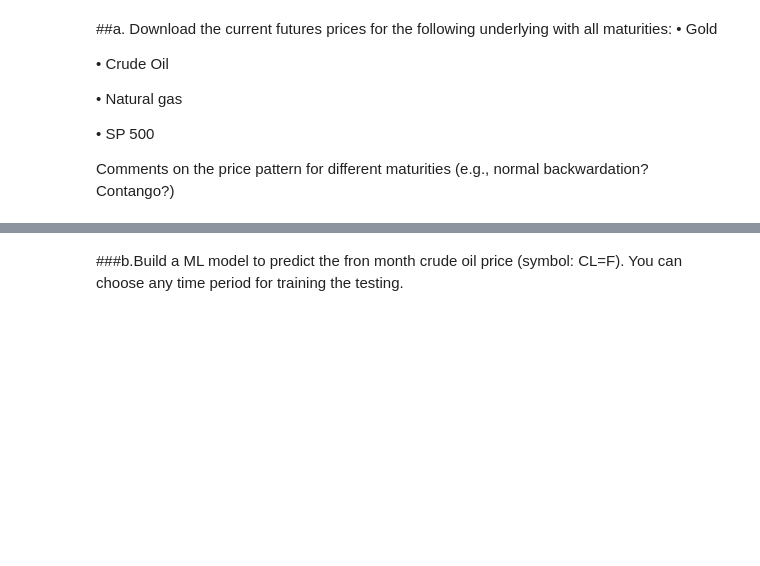
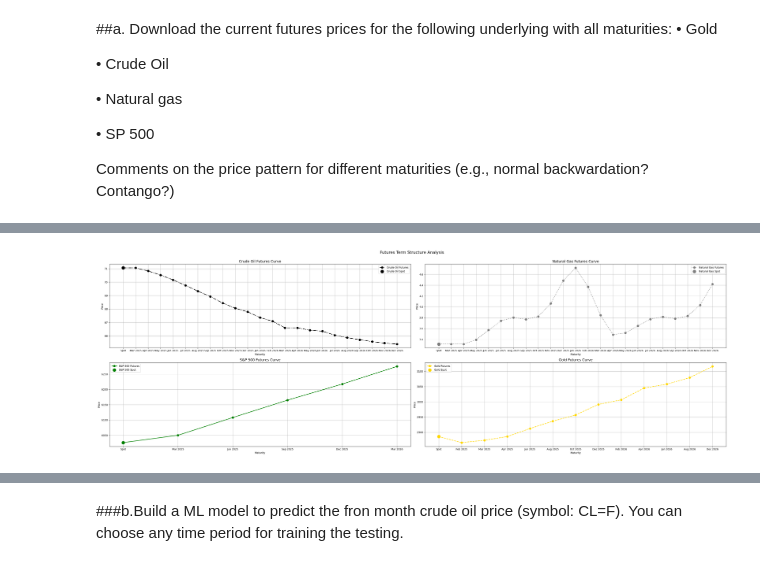
Before and after one commit to loisll/MMAI831, a Jupyter notebook: Assignment5_Finance.ipynb, the cells around one changed output, grey strips where cells are left out. Cells and saved outputs as stored; diff of their text form; code cells hidden in the pictures; blank space fills up the shorter version.

```diff
--- a/Assignment5_Finance.ipynb
+++ b/Assignment5_Finance.ipynb
@@ -21,0 +100,52 @@ Comments on the price pattern for different maturities (e.g., normal backwardati
+# %%
+# Create subplots with a 2x2 layout
+fig, axes = plt.subplots(2, 2, figsize=(35, 12))
+fig.suptitle('Futures Term Structure Analysis', fontsize=16, y=0.95)
+
+# Flatten axes array for easier iteration
+axes_flat = axes.flatten()
+
+# Define styles for each asset
+styles = {
+    "Gold": {"color": "gold", "linestyle": "--"},
+    "Crude Oil": {"color": "black", "linestyle": "-."},
+    "Natural Gas": {"color": "gray", "linestyle": ":"},
+   "S&P 500": {"color": "green", "linestyle": "-"}
+}
+
+# Plot each asset in a separate subplot
+for idx, (asset, prices) in enumerate(futures_prices.items()):
+    ax = axes_flat[idx]
+
+    # X-axis labels (Spot + Futures months)
+    months = ["Spot"] + list(prices.keys())
+    prices_list = [spot_prices[asset]] + list(prices.values())
+
+    # Plot futures curve
+    ax.plot(months, prices_list,
+            marker='o',
+            linewidth=2,
+            markersize=8,
+            color=styles[asset]['color'],
+           linestyle=styles[asset]['linestyle'],
+            label=f"{asset} Futures")
+
+    # Highlight spot price
+    ax.scatter("Spot", spot_prices[asset],
+              color=styles[asset]['color'],
+               s=150,
+               zorder=5,
+               label=f"{asset} Spot")
+
+    # Customize each subplot
+    ax.set_title(f"{asset} Futures Curve", fontsize=14)
+    ax.set_xlabel("Maturity")
+    ax.set_ylabel("Price")
+    ax.legend()
+    ax.grid(True)
+
+# Adjust layout and show the plot
+plt.tight_layout(rect=[0, 0, 1, 0.95])
+plt.show()
+# %% [output]
+[figure, added]
```
Also changed, not shown: parts of 21 cells of this notebook.
